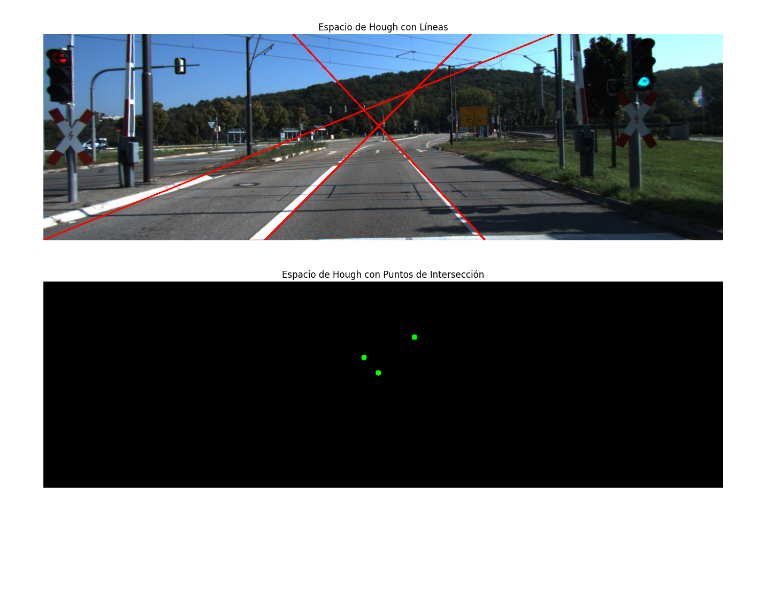
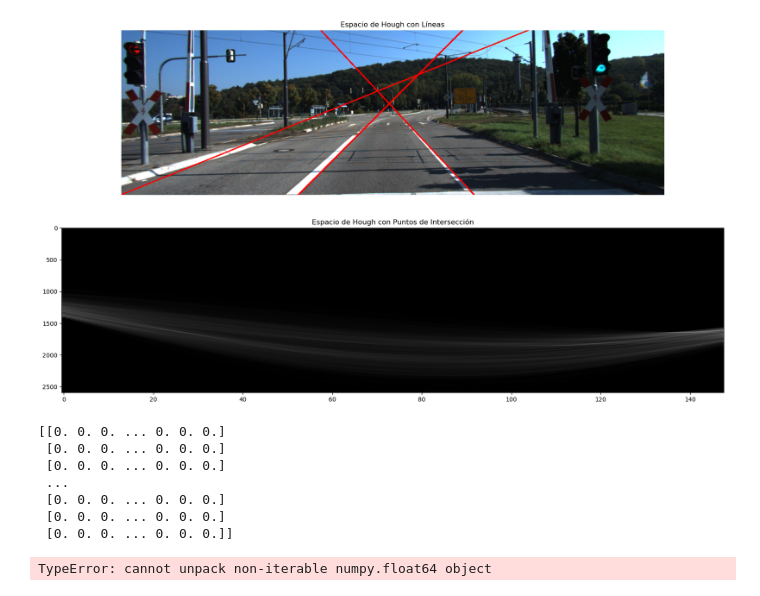
Before and after one commit to DiegoCastr00/PRAC_13_Hough_Etiquetado, a Jupyter notebook: LAB_VA_13/hough.ipynb, the cells around one changed output. Drawn from its saved outputs; the diff is of its cells as text; code cells hidden in the pictures; blank space fills up the shorter version.

```diff
--- a/LAB_VA_13/hough.ipynb
+++ b/LAB_VA_13/hough.ipynb
@@ -230,7 +230,10 @@ def houghLine(image, threshold=150, neighborhood_size=80):
                     r = x * np.cos(thetas[k]) + y * np.sin(thetas[k])
                     accumulator[int(r) + int(Maxdist / rho_resolution), k] += 1
 
+    hs = np.copy(accumulator)
+
     local_maxima = maximum_filter(accumulator, size=neighborhood_size)
+
     accumulator[accumulator < local_maxima] = 0
 
     lines = np.where(accumulator > threshold)
@@ -254,46 +257,79 @@ def houghLine(image, threshold=150, neighborhood_size=80):
         y2 = int(y0 - 1000 * (a))
         cv2.line(result_image, (x1, y1), (x2, y2), (0, 0, 255), 2)
 
-    return result_image, detected_rho, detected_theta,detected_lines
+    return hs, result_image, detected_rho, detected_theta, detected_lines
 
 
 def find_line_intersections(lines):
     intersections = []
     for i in range(len(lines)):
         for j in range(i + 1, len(lines)):
             rho1, theta1 = lines[i]
             rho2, theta2 = lines[j]
             A = np.array([
                 [np.cos(theta1), np.sin(theta1)],
                 [np.cos(theta2), np.sin(theta2)]
             ])
             b = np.array([rho1, rho2])
             intersection = np.linalg.solve(A, b)
             intersections.append((int(intersection[0]), int(intersection[1])))
     return intersections
 
 image = cv2.imread('carretera8.png')
 
-result_image, detected_rho, detected_theta, detected_lines = houghLine(image)
+hs, result_image, detected_rho, detected_theta, detected_lines = houghLine(image)
+
 
 intersections = find_line_intersections(detected_lines)
+
+hough_space_without_lines = result_image.copy()
+hough_space_without_lines[:] = [0, 0, 0]
+
+for x, y in intersections:
+    cv2.circle(hough_space_without_lines, (x, y), 5, (0, 255, 0), -1)
 
 plt.figure(figsize=(20, 11))
 plt.subplot(2,1,1)
 plt.imshow(cv2.cvtColor(result_image, cv2.COLOR_BGR2RGB))
 plt.axis('off')
 plt.title('Espacio de Hough con Líneas')
 
-hough_space_without_lines = result_image.copy()
-hough_space_without_lines[:] = [0, 0, 0]
-
-for x, y in intersections:
-    cv2.circle(hough_space_without_lines, (x, y), 5, (0, 255, 0), -1)
-
 plt.subplot(2,1,2)
-plt.imshow(hough_space_without_lines)
-plt.axis('off')
+plt.imshow(hs, cmap='gray')
+plt.gca().set_aspect('auto')
 plt.title('Espacio de Hough con Puntos de Intersección')
 plt.show()
 # %% [output]
-[figure, old version]
+[figure, new version]
+# %%
+print (hs)
+# %% [output]
+[[0. 0. 0. ... 0. 0. 0.]
+ [0. 0. 0. ... 0. 0. 0.]
+ [0. 0. 0. ... 0. 0. 0.]
+ ...
+ [0. 0. 0. ... 0. 0. 0.]
+ [0. 0. 0. ... 0. 0. 0.]
+ [0. 0. 0. ... 0. 0. 0.]]
+# %%
+rhos = []
+thetas = []
+
+# Iterar sobre las líneas detectadas en el acumulador
+for line in detected_lines:
+    rho, theta = line[0]
+    rhos.append(rho)
+    thetas.append(theta)
+
+# Crear un gráfico de dispersión (scatter plot) de los puntos de intersección
+plt.scatter(thetas, rhos, marker='o', color='red', label='Puntos de intersección')
+plt.title('Puntos de Intersección en el Acumulador de Hough')
+plt.xlabel('Theta (θ)')
+plt.ylabel('Rho (ρ)')
+plt.legend()
+plt.grid(True)
+
+# Mostrar el gráfico
+plt.show()
+# %% [output]
+TypeError: cannot unpack non-iterable numpy.float64 object
```
